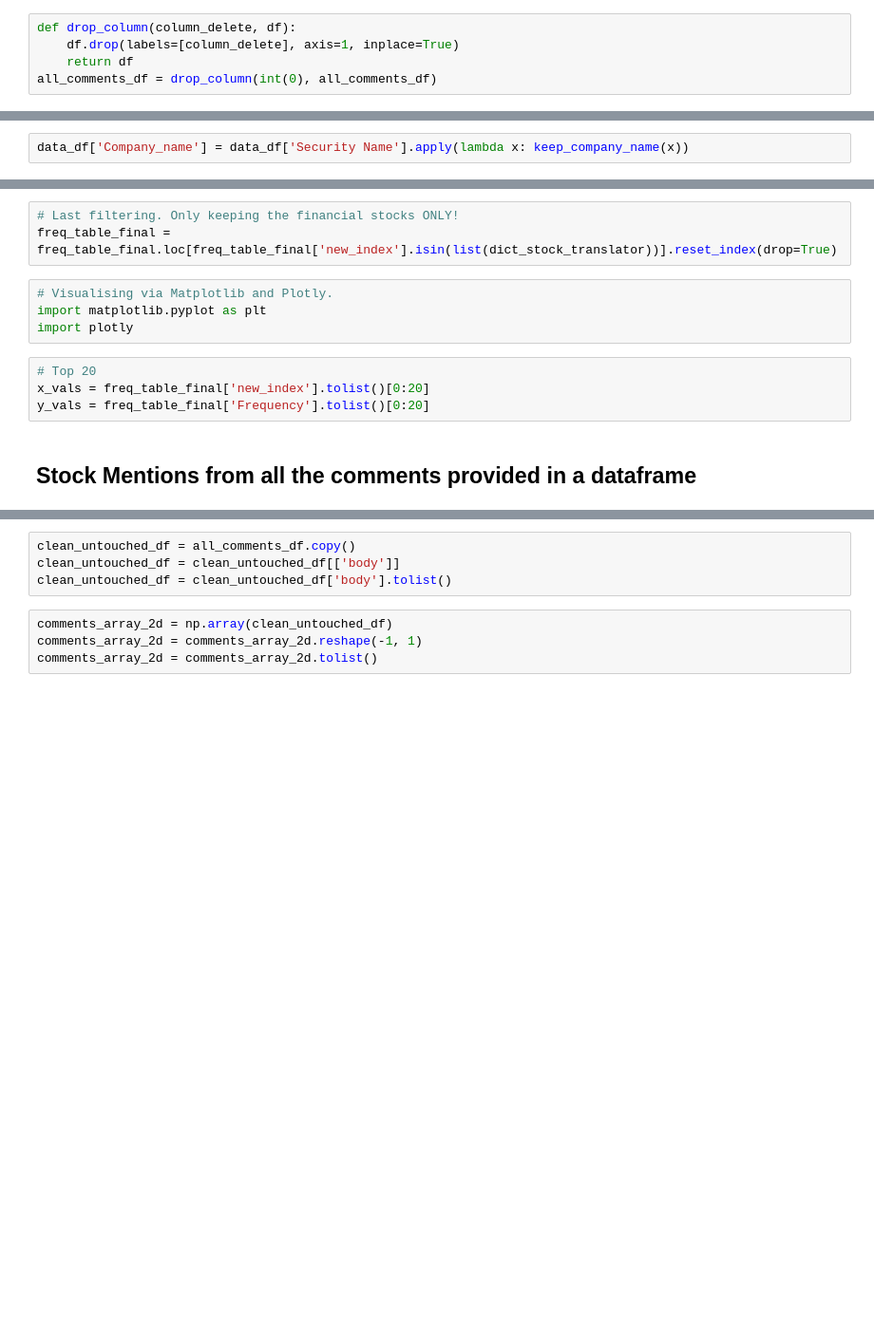
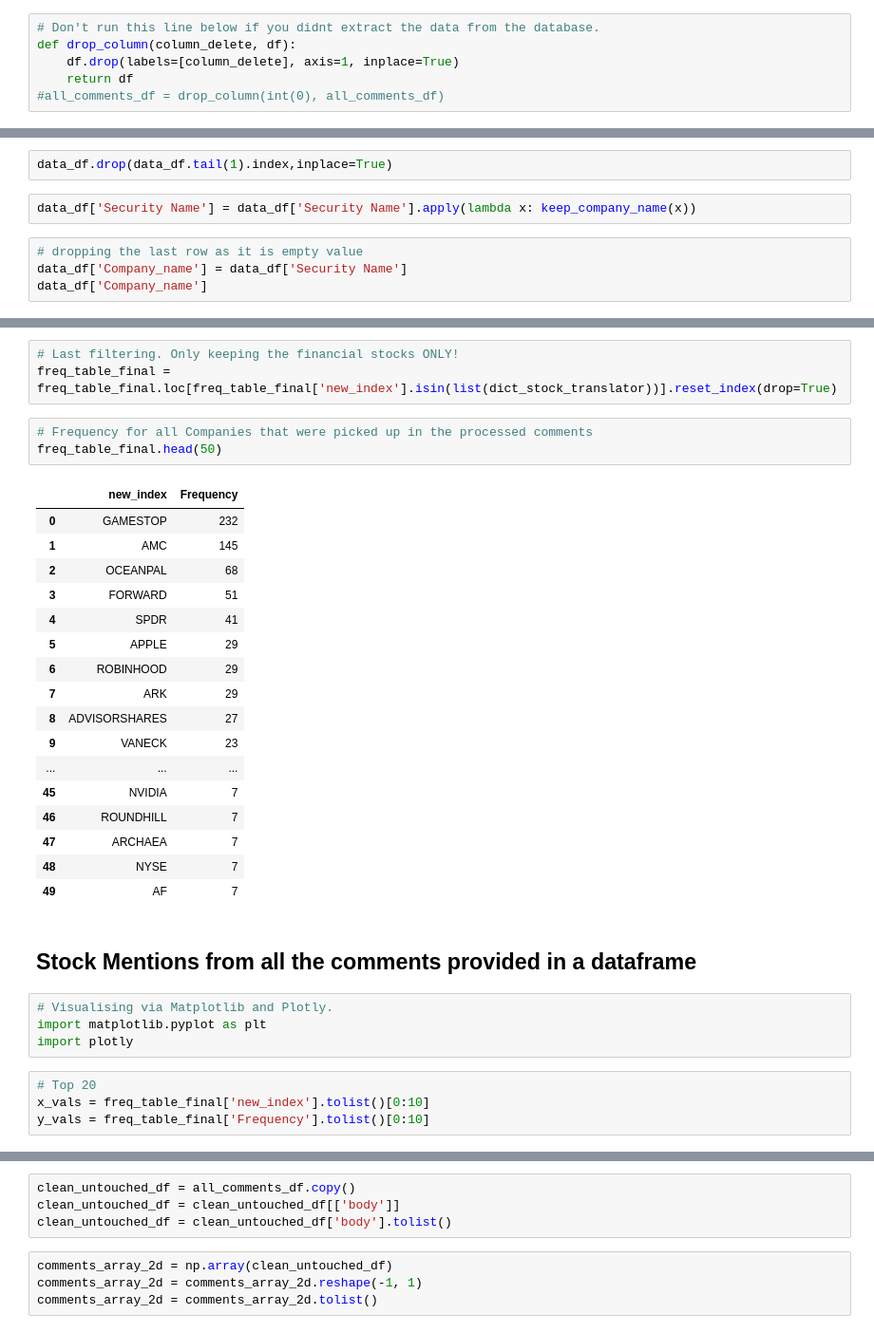
Before and after one commit to nikitaizmailov/nlp_sentiment_ticker_mentions, a Jupyter notebook: sentiment_reddit.ipynb, the cells around one changed output, grey strips where cells are left out. Shown at 95% size. Saved outputs shown, nothing was run; the diff lists cells and outputs as text; blank space fills up the shorter version.

```diff
--- a/sentiment_reddit.ipynb
+++ b/sentiment_reddit.ipynb
@@ -316,10 +275,11 @@ all_comments_df = pd.DataFrame(extracted_data)
 # %%
 # Preprocessing Data to put in correct from in the dataframe
 # %%
+# Don't run this line below if you didnt extract the data from the database.
 def drop_column(column_delete, df):
     df.drop(labels=[column_delete], axis=1, inplace=True)
     return df
-all_comments_df = drop_column(int(0), all_comments_df)
+#all_comments_df = drop_column(int(0), all_comments_df)
 # %%
 # Renaming the columns
 all_comments_df.columns = ['author',
@@ -462,5 +500,11 @@ def keep_company_name(txt):
     array = txt.split()
     company_name = array[0].upper()
     return company_name
+# %%
+data_df.drop(data_df.tail(1).index,inplace=True)
+# %%
+data_df['Security Name'] = data_df['Security Name'].apply(lambda x: keep_company_name(x))
 # %%
-data_df['Company_name'] = data_df['Security Name'].apply(lambda x: keep_company_name(x))
+# dropping the last row as it is empty value
+data_df['Company_name'] = data_df['Security Name']
+data_df['Company_name']
@@ -526,14 +681,35 @@ freq_table_final
 # %%
 # Last filtering. Only keeping the financial stocks ONLY!
 freq_table_final = freq_table_final.loc[freq_table_final['new_index'].isin(list(dict_stock_translator))].reset_index(drop=True)
+# %%
+# Frequency for all Companies that were picked up in the processed comments
+freq_table_final.head(50)
+# %% [output]
+|  | new_index | Frequency |
+| 0 | GAMESTOP | 232 |
+| 1 | AMC | 145 |
+| 2 | OCEANPAL | 68 |
+| 3 | FORWARD | 51 |
+| 4 | SPDR | 41 |
+| 5 | APPLE | 29 |
+| 6 | ROBINHOOD | 29 |
+| 7 | ARK | 29 |
+| 8 | ADVISORSHARES | 27 |
+| 9 | VANECK | 23 |
+| ... | ... | ... |
+| 45 | NVIDIA | 7 |
+| 46 | ROUNDHILL | 7 |
+| 47 | ARCHAEA | 7 |
+| 48 | NYSE | 7 |
+| 49 | AF | 7 |
+# %% [markdown]
+## Stock Mentions from all the comments provided in a dataframe
 # %%
 # Visualising via Matplotlib and Plotly.
 import matplotlib.pyplot as plt
 import plotly
 # %%
 # Top 20
-x_vals = freq_table_final['new_index'].tolist()[0:20]
-y_vals = freq_table_final['Frequency'].tolist()[0:20]
+x_vals = freq_table_final['new_index'].tolist()[0:10]
+y_vals = freq_table_final['Frequency'].tolist()[0:10]
-# %% [markdown]
-## Stock Mentions from all the comments provided in a dataframe
 # %%
```
Also changed, not shown: parts of 85 cells of this notebook.
